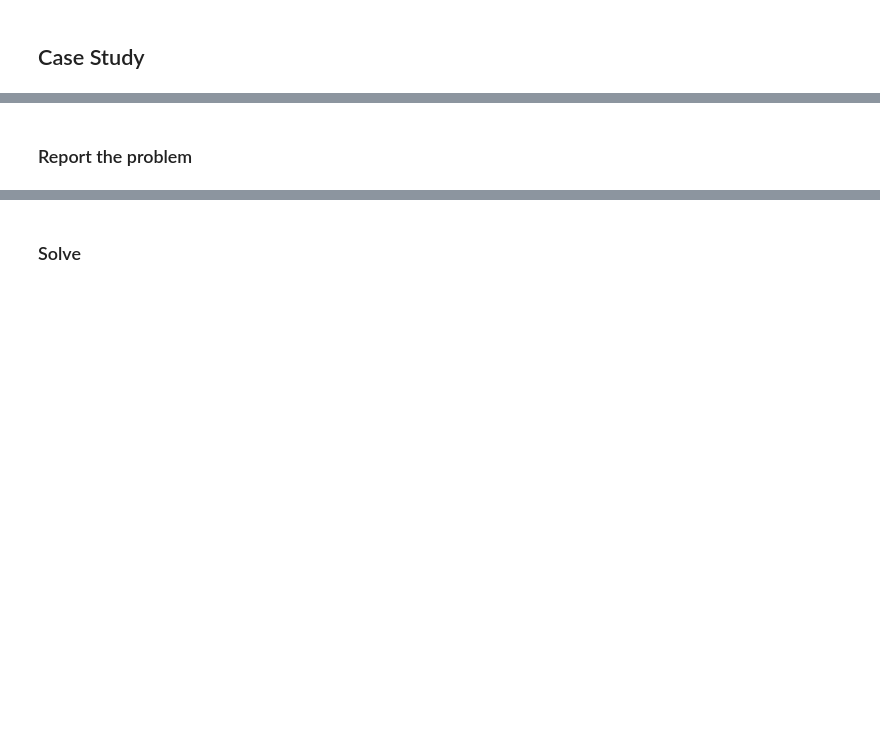
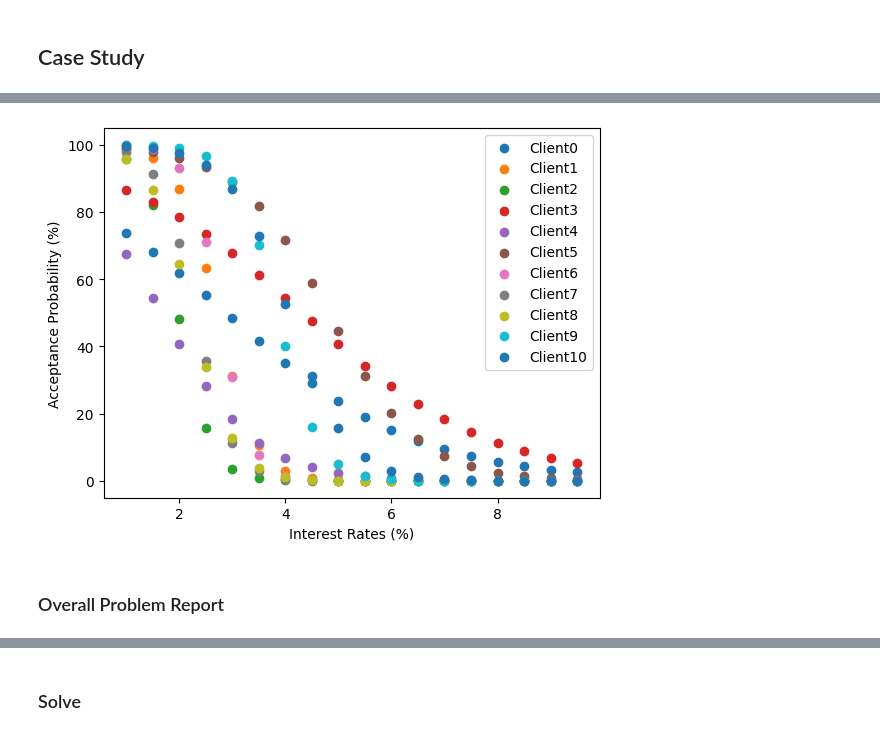
Before and after one commit to aiplan4eu/tsb-caos, a Jupyter notebook: case_study.ipynb, the cells around one changed output, grey strips where cells are left out. Drawn from its saved outputs; the diff is of its cells as text; code cells hidden in the pictures; blank space fills up the shorter version.

```diff
--- a/case_study.ipynb
+++ b/case_study.ipynb
@@ -22,5 +31,21 @@ p.LoadInstance(data)
+# %%
+from interest_rate_prediction import InterestRatePrediction
+import matplotlib.pyplot as plt
+
+x = [v * 0.5 for v in range(2, 20)]
+
+for c in p.clients:
+    y = [InterestRatePrediction.FindRateProbability(c, v) * 100 for v in x]
+    plt.scatter(x, y, label=c.name)
+
+plt.xlabel("Interest Rates (%)")
+plt.ylabel("Acceptance Probability (%)")
+plt.legend()
+plt.show()
+# %% [output]
+[figure, added]
 # %% [markdown]
-### Report the problem
+### Overall Problem Report
 # %%
 p.Report()
 # %% [output]
```
Also changed, not shown: parts of 10 cells of this notebook, 5 other files.
